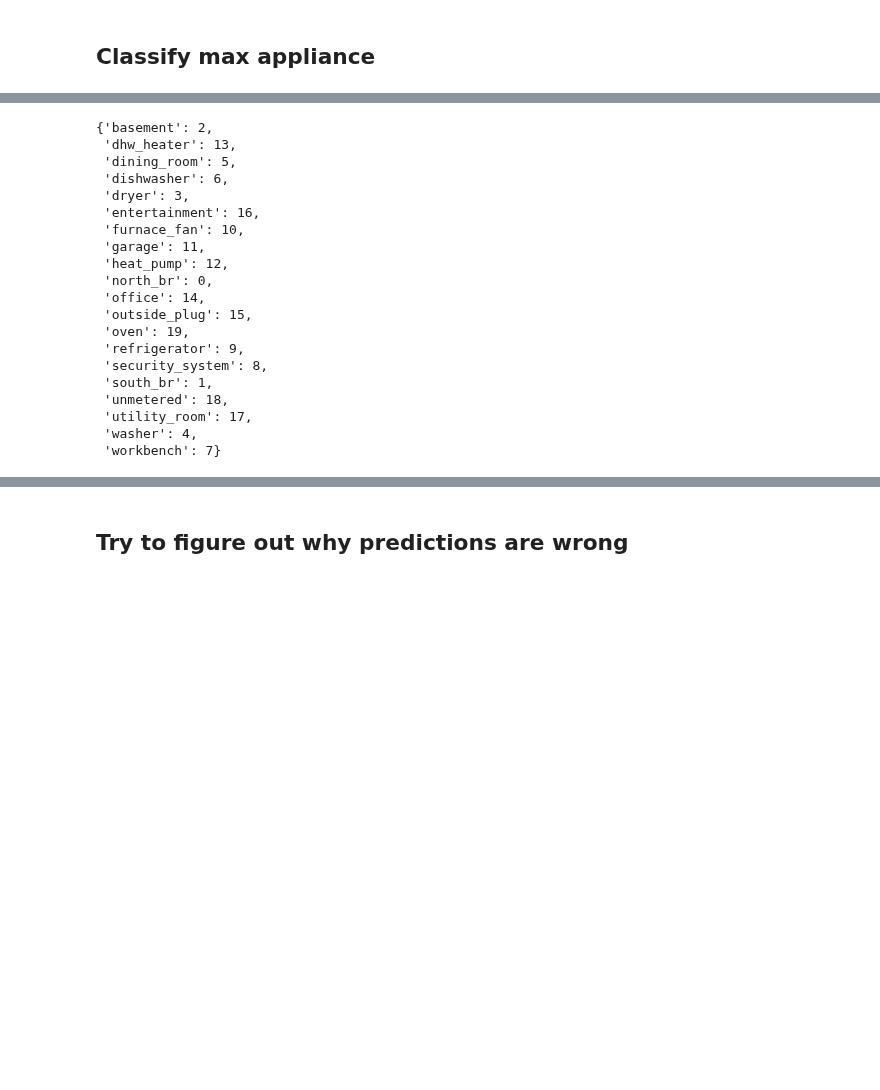
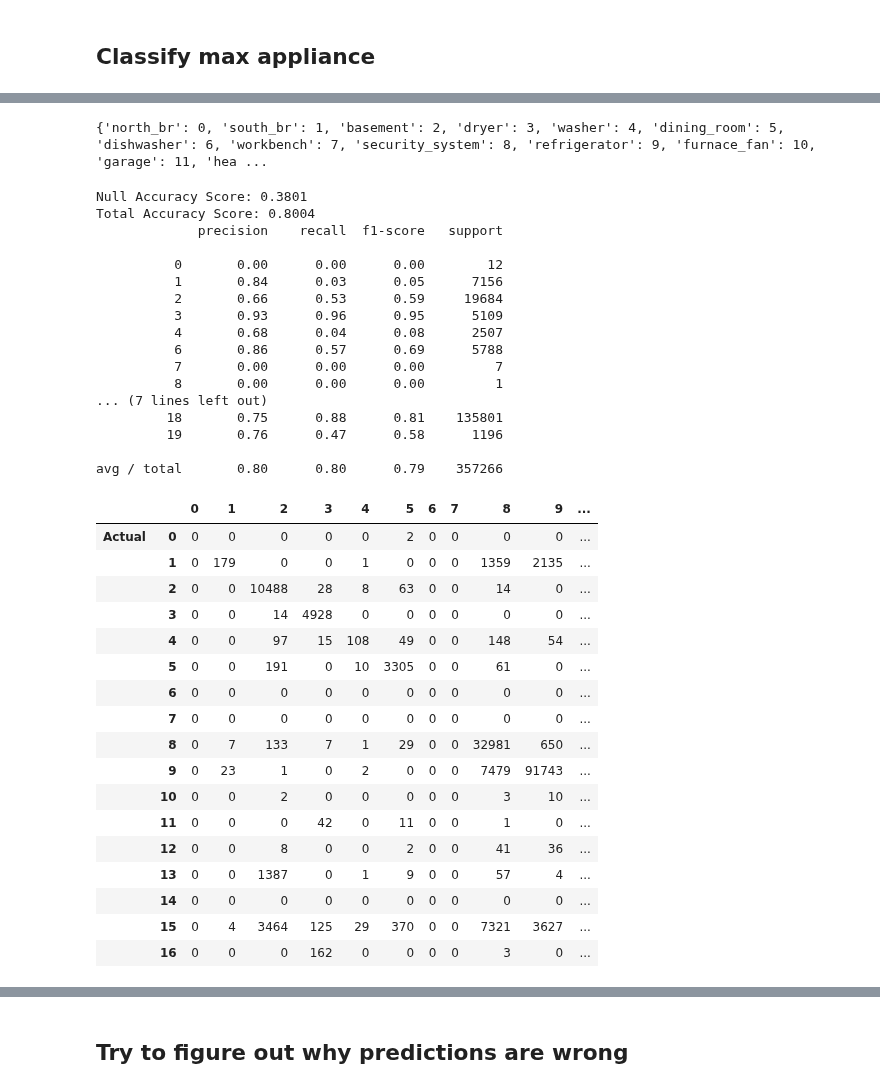
Before and after one commit to enmyj/gafp, a Jupyter notebook: elec_classification_max.ipynb, the cells around one changed output, grey strips where cells are left out. Saved outputs shown, nothing was run; the diff lists cells and outputs as text; code cells hidden in the pictures; blank space fills up the shorter version.

```diff
--- a/elec_classification_max.ipynb
+++ b/elec_classification_max.ipynb
@@ -212,24 +180,52 @@ pd.DataFrame(list(zip(feature_cols,model.feature_importances_))).sort_values(by=
-# %%
-mapping = dict(zip(power_cols,range(len(power_cols)+1)))
-mapping
-# %% [output]
-{'basement': 2,
- 'dhw_heater': 13,
- 'dining_room': 5,
- 'dishwasher': 6,
- 'dryer': 3,
- 'entertainment': 16,
- 'furnace_fan': 10,
- 'garage': 11,
- 'heat_pump': 12,
- 'north_br': 0,
- 'office': 14,
- 'outside_plug': 15,
- 'oven': 19,
- 'refrigerator': 9,
- 'security_system': 8,
- 'south_br': 1,
- 'unmetered': 18,
- 'utility_room': 17,
- 'washer': 4,
- 'workbench': 7}
+# %%
+# print column mapping as reference
+print(mapping)
+# %% [output]
+{'north_br': 0, 'south_br': 1, 'basement': 2, 'dryer': 3, 'washer': 4, 'dining_room': 5, 'dishwasher': 6, 'workbench': 7, 'security_system': 8, 'refrigerator': 9, 'furnace_fan': 10, 'garage': 11, 'hea ...
+# %%
+# null accuracy
+most_common_val = y_test.value_counts(sort=True).head(1).index[0]
+y_null = np.ones(len(y_test))*most_common_val
+
+# print accuracies and other shit
+print('Null Accuracy Score: {:0.4f}'.format(metrics.accuracy_score(y_test, y_null)))
+print('Total Accuracy Score: {:0.4f}'.format(metrics.accuracy_score(y_test, y_pred)))
+print(metrics.classification_report(y_test, y_pred))
+cm = pd.DataFrame(metrics.confusion_matrix(y_test,y_pred))
+pd.concat([cm], keys=['Actual'])
+# %% [output]
+Null Accuracy Score: 0.3801
+Total Accuracy Score: 0.8004
+             precision    recall  f1-score   support
+
+          0       0.00      0.00      0.00        12
+          1       0.84      0.03      0.05      7156
+          2       0.66      0.53      0.59     19684
+          3       0.93      0.96      0.95      5109
+          4       0.68      0.04      0.08      2507
+          6       0.86      0.57      0.69      5788
+          7       0.00      0.00      0.00         7
+          8       0.00      0.00      0.00         1
+... (7 lines left out)
+         18       0.75      0.88      0.81    135801
+         19       0.76      0.47      0.58      1196
+
+avg / total       0.80      0.80      0.79    357266
+|  |  | 0 | 1 | 2 | 3 | 4 | 5 | 6 | 7 | 8 | 9 | ... |
+| Actual | 0 | 0 | 0 | 0 | 0 | 0 | 2 | 0 | 0 | 0 | 0 | ... |
+|  | 1 | 0 | 179 | 0 | 0 | 1 | 0 | 0 | 0 | 1359 | 2135 | ... |
+|  | 2 | 0 | 0 | 10488 | 28 | 8 | 63 | 0 | 0 | 14 | 0 | ... |
+|  | 3 | 0 | 0 | 14 | 4928 | 0 | 0 | 0 | 0 | 0 | 0 | ... |
+|  | 4 | 0 | 0 | 97 | 15 | 108 | 49 | 0 | 0 | 148 | 54 | ... |
+|  | 5 | 0 | 0 | 191 | 0 | 10 | 3305 | 0 | 0 | 61 | 0 | ... |
+|  | 6 | 0 | 0 | 0 | 0 | 0 | 0 | 0 | 0 | 0 | 0 | ... |
+|  | 7 | 0 | 0 | 0 | 0 | 0 | 0 | 0 | 0 | 0 | 0 | ... |
+|  | 8 | 0 | 7 | 133 | 7 | 1 | 29 | 0 | 0 | 32981 | 650 | ... |
+|  | 9 | 0 | 23 | 1 | 0 | 2 | 0 | 0 | 0 | 7479 | 91743 | ... |
+|  | 10 | 0 | 0 | 2 | 0 | 0 | 0 | 0 | 0 | 3 | 10 | ... |
+|  | 11 | 0 | 0 | 0 | 42 | 0 | 11 | 0 | 0 | 1 | 0 | ... |
+|  | 12 | 0 | 0 | 8 | 0 | 0 | 2 | 0 | 0 | 41 | 36 | ... |
+|  | 13 | 0 | 0 | 1387 | 0 | 1 | 9 | 0 | 0 | 57 | 4 | ... |
+|  | 14 | 0 | 0 | 0 | 0 | 0 | 0 | 0 | 0 | 0 | 0 | ... |
+|  | 15 | 0 | 4 | 3464 | 125 | 29 | 370 | 0 | 0 | 7321 | 3627 | ... |
+|  | 16 | 0 | 0 | 0 | 162 | 0 | 0 | 0 | 0 | 3 | 0 | ... |
```
Also changed, not shown: parts of 17 cells of this notebook.
